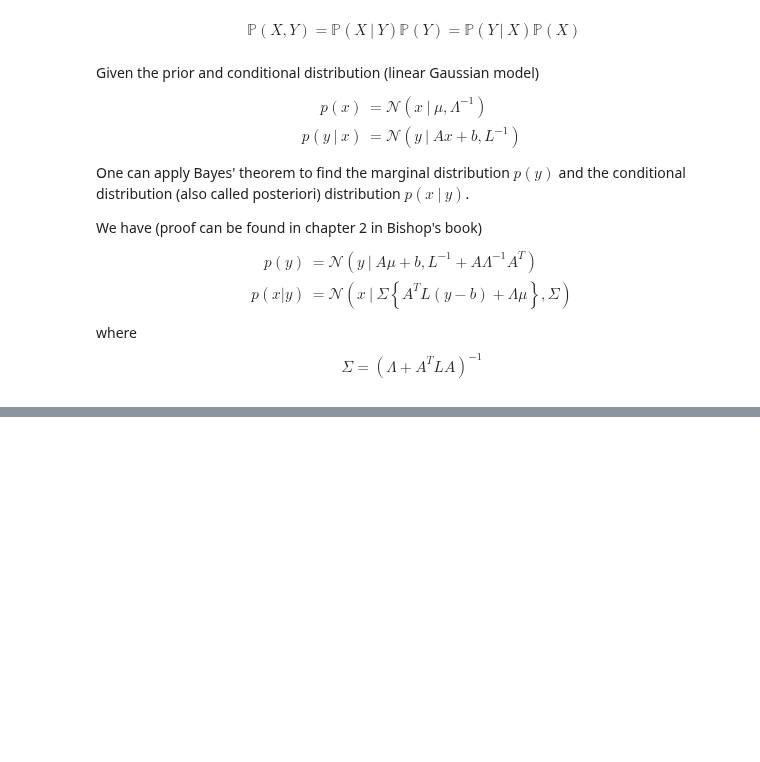
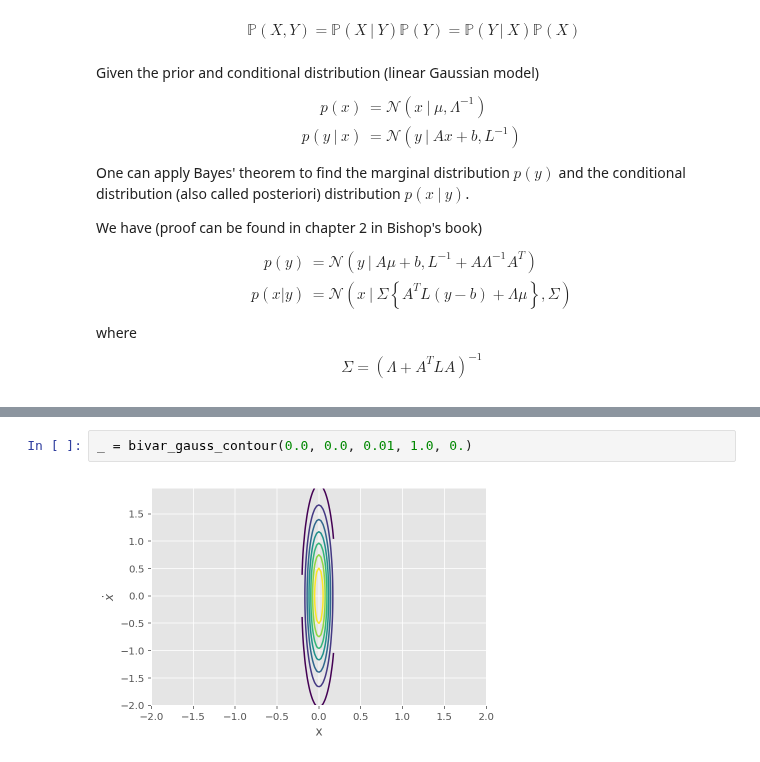
Before and after one commit to minh84/udacity_carnd, a Jupyter notebook: 07_Kalman_filter.ipynb, the cells around one changed output, grey strips where cells are left out. Saved outputs shown, nothing was run; the diff lists cells and outputs as text; blank space fills up the shorter version.

```diff
--- a/07_Kalman_filter.ipynb
+++ b/07_Kalman_filter.ipynb
@@ -168,0 +332,4 @@ $$
+# %%
+_ = bivar_gauss_contour(0.0, 0.0, 0.01, 1.0, 0.)
+# %% [output]
+[figure, added]
```
Also changed, not shown: parts of 14 cells of this notebook, 1 other file.
